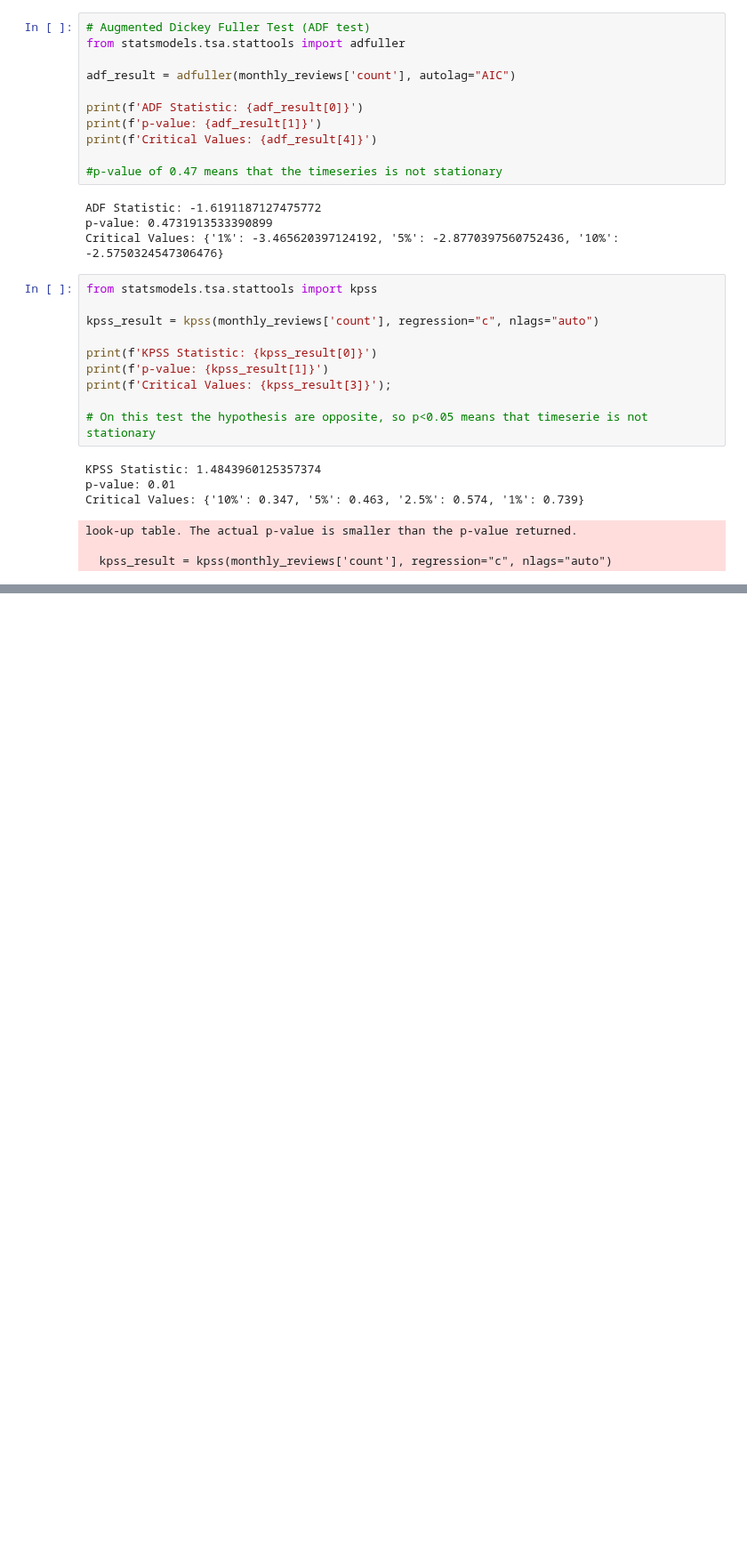
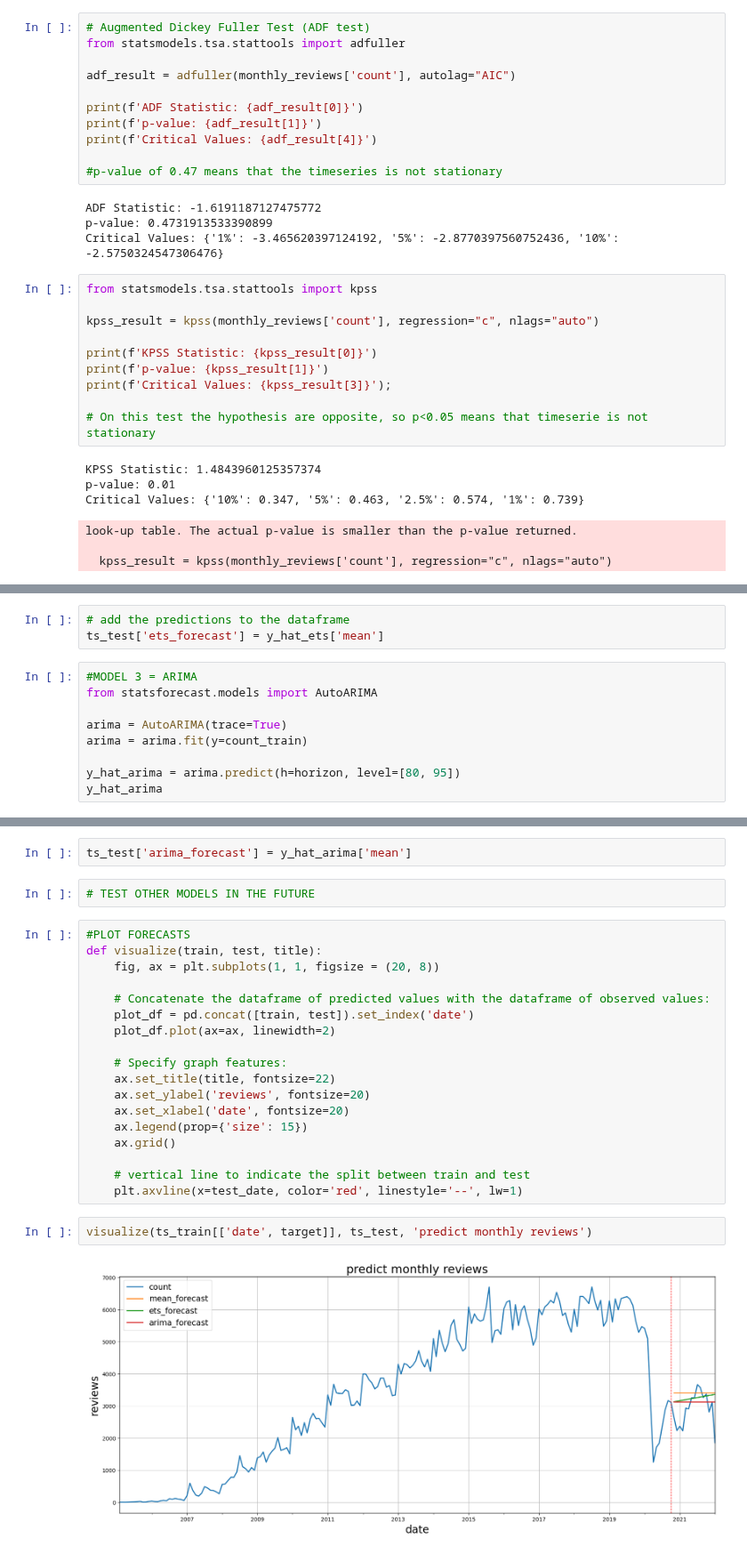
Before and after one commit to larasneves/ComplexDataAnalysis, a Jupyter notebook: Part 2 Social Network Forecasting/timeseries.ipynb, the cells around one changed output, grey strips where cells are left out. Shown at 89% size. Drawn from its saved outputs; the diff is of its cells as text; blank space fills up the shorter version.

Commit message:
modeling and explanation of the timeserie
only evaluation is missing

```diff
--- a/Part 2 Social Network Forecasting/timeseries.ipynb
+++ b/Part 2 Social Network Forecasting/timeseries.ipynb
@@ -138,0 +243,12 @@ look-up table. The actual p-value is smaller than the p-value returned.
+# %%
+# add the predictions to the dataframe
+ts_test['ets_forecast'] = y_hat_ets['mean']
+# %%
+#MODEL 3 = ARIMA
+from statsforecast.models import AutoARIMA
+
+arima = AutoARIMA(trace=True)
+arima = arima.fit(y=count_train)
+
+y_hat_arima = arima.predict(h=horizon, level=[80, 95])
+y_hat_arima
@@ -138,0 +290,26 @@ look-up table. The actual p-value is smaller than the p-value returned.
+# %%
+ts_test['arima_forecast'] = y_hat_arima['mean']
+# %%
+# TEST OTHER MODELS IN THE FUTURE
+# %%
+#PLOT FORECASTS
+def visualize(train, test, title):
+    fig, ax = plt.subplots(1, 1, figsize = (20, 8))
+
+    # Concatenate the dataframe of predicted values with the dataframe of observed values:
+    plot_df = pd.concat([train, test]).set_index('date')
+    plot_df.plot(ax=ax, linewidth=2)
+
+    # Specify graph features:
+    ax.set_title(title, fontsize=22)
+    ax.set_ylabel('reviews', fontsize=20)
+    ax.set_xlabel('date', fontsize=20)
+    ax.legend(prop={'size': 15})
+    ax.grid()
+
+    # vertical line to indicate the split between train and test
+    plt.axvline(x=test_date, color='red', linestyle='--', lw=1)
+# %%
+visualize(ts_train[['date', target]], ts_test, 'predict monthly reviews')
+# %% [output]
+[figure, added]
```
Also changed, not shown: parts of 22 cells of this notebook.
